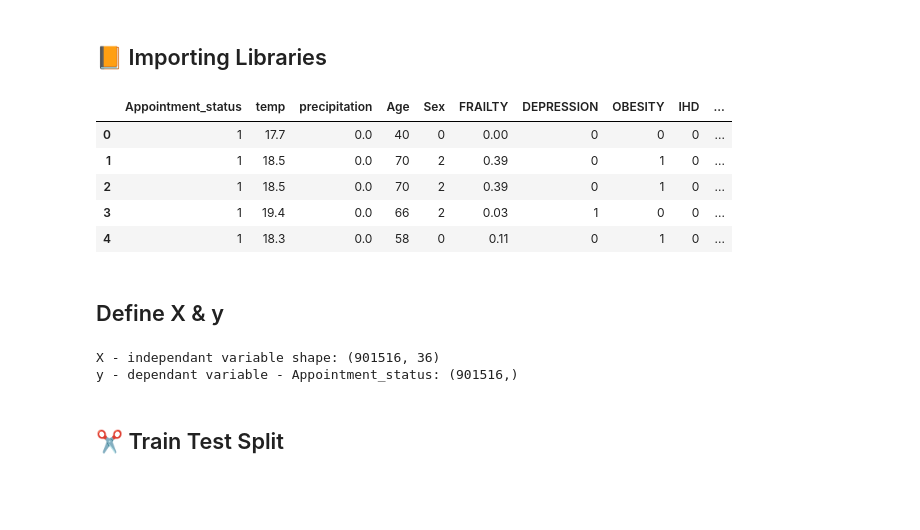
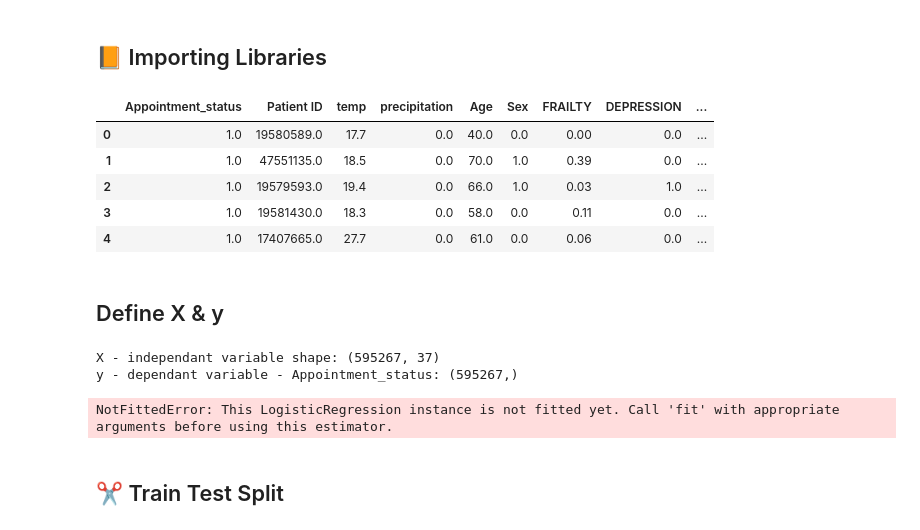
Before and after one commit to janduplessis883/project-showupforhealth, a Jupyter notebook: notebooks/Jan-Machine-Learning.ipynb, the cells around one changed output. Drawn from its saved outputs; the diff is of its cells as text; code cells hidden in the pictures; blank space fills up the shorter version.

Commit message:
Notebook with Prediction from Model workflow

```diff
--- a/notebooks/Jan-Machine-Learning.ipynb
+++ b/notebooks/Jan-Machine-Learning.ipynb
@@ -31,22 +31,30 @@ warnings.filterwarnings('ignore')
 %load_ext autoreload
 %autoreload 2
 # %%
-data = pd.read_csv(f'{OUTPUT_DATA}full_train_data.csv')
+data = pd.read_csv(f'{OUTPUT_DATA}/full_train_data.csv')
 data.head()
 # %% [output]
-|  | Appointment_status | temp | precipitation | Age | Sex | FRAILTY | DEPRESSION | OBESITY | IHD | ... |
-| 0 | 1 | 17.7 | 0.0 | 40 | 0 | 0.00 | 0 | 0 | 0 | ... |
-| 1 | 1 | 18.5 | 0.0 | 70 | 2 | 0.39 | 0 | 1 | 0 | ... |
-| 2 | 1 | 18.5 | 0.0 | 70 | 2 | 0.39 | 0 | 1 | 0 | ... |
-| 3 | 1 | 19.4 | 0.0 | 66 | 2 | 0.03 | 1 | 0 | 0 | ... |
-| 4 | 1 | 18.3 | 0.0 | 58 | 0 | 0.11 | 0 | 1 | 0 | ... |
+|  | Appointment_status | Patient ID | temp | precipitation | Age | Sex | FRAILTY | DEPRESSION | ... |
+| 0 | 1.0 | 19580589.0 | 17.7 | 0.0 | 40.0 | 0.0 | 0.00 | 0.0 | ... |
+| 1 | 1.0 | 47551135.0 | 18.5 | 0.0 | 70.0 | 1.0 | 0.39 | 0.0 | ... |
+| 2 | 1.0 | 19579593.0 | 19.4 | 0.0 | 66.0 | 1.0 | 0.03 | 1.0 | ... |
+| 3 | 1.0 | 19581430.0 | 18.3 | 0.0 | 58.0 | 0.0 | 0.11 | 0.0 | ... |
+| 4 | 1.0 | 17407665.0 | 27.7 | 0.0 | 61.0 | 0.0 | 0.06 | 0.0 | ... |
 # %% [markdown]
 ## Define X & y
 # %%
 X, y = define_X_y(data, 'Appointment_status')
 # %% [output]
-X - independant variable shape: (901516, 36)
-y - dependant variable - Appointment_status: (901516,)
+X - independant variable shape: (595267, 37)
+y - dependant variable - Appointment_status: (595267,)
+# %%
+from sklearn.linear_model import LogisticRegression
+model = LogisticRegression()
+
+from showupforhealth.utils import *
+permutation_importance(model, X, y)
+# %% [output]
+NotFittedError: This LogisticRegression instance is not fitted yet. Call 'fit' with appropriate arguments before using this estimator.
 # %% [markdown]
 ## ✂️ Train Test Split
 # %%
```
Also changed, not shown: 7 other files.
